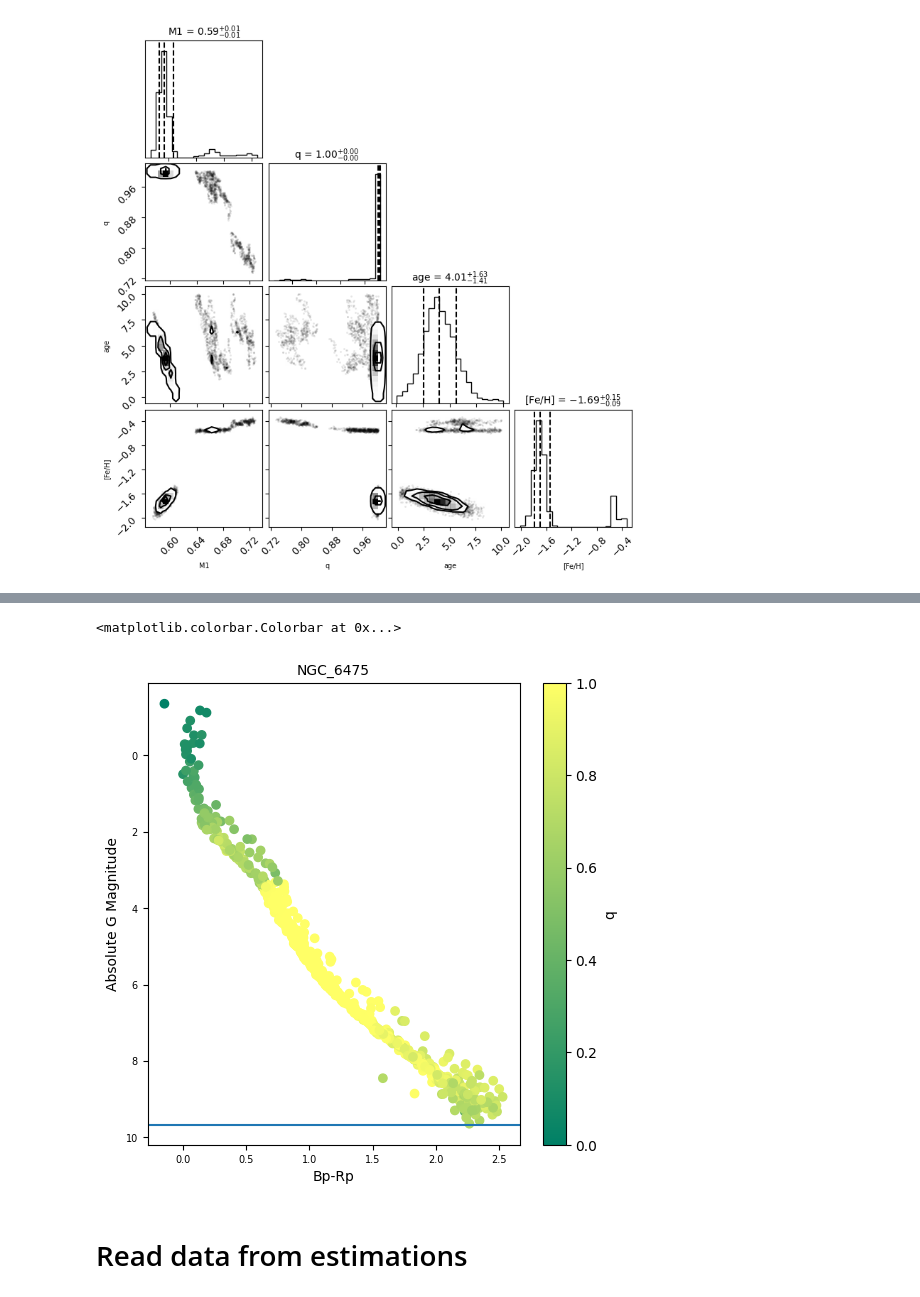
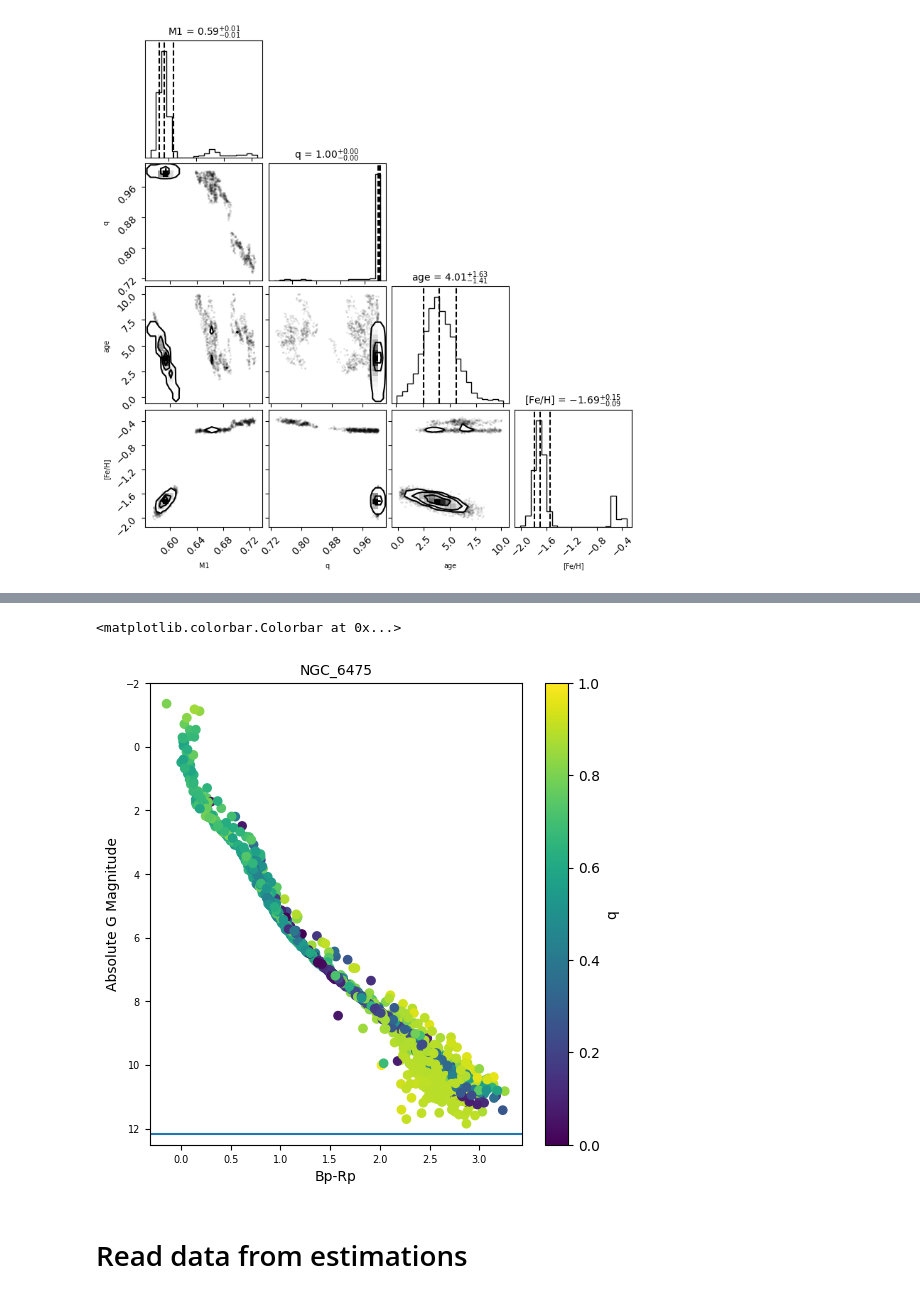
Before and after one commit to stevenalfonso/SBIforBinaryStars, a Jupyter notebook: sbi_for_binaries.ipynb, the cells around one changed output, grey strips where cells are left out. Cells and saved outputs as stored; diff of their text form; code cells hidden in the pictures.

```diff
--- a/sbi_for_binaries.ipynb
+++ b/sbi_for_binaries.ipynb
@@ -236,7 +228,7 @@ prior 1 selected
 # We do this ourselves (instead of using simulate_for_sbi) because if we don't then many will be NaNs
 # and we end up with fewer simulations than we want.
 
-posterior_path = "./data/train_posterior.pkl"
+posterior_path = "./data/train_posterior_uniform.pkl"
 
 def simulate_for_sbi_strict(simulator, proposal, num_simulations, max_trials=np.inf):
     num_trials, num_simulated, theta, x = (0, 0, [], [])
@@ -474,7 +466,7 @@ with open('./data/estimations.json', 'w') as f:
     json.dump(final_parameters, f, indent=4)
 # %%
 import json
-with open(f'./data/estimations_{cluster}.json') as f:
+with open(f'./data/estimations_{cluster}_uniform.json') as f:
     estimations = json.load(f)
 # %%
 bound_df_cluster['mass'] = np.nan
@@ -506,16 +498,16 @@ bound_df_cluster
 # %%
 fig, ax = plt.subplots(figsize=(6,6))
 ax.set_title(cluster, fontsize=10)
-ax.scatter(bound_df_cluster['bp_mag'] - bound_df_cluster['rp_mag'], bound_df_cluster['g_mag'], marker='o', c=bound_df_cluster['q'], cmap="summer")
+ax.scatter(bound_df_cluster['bp_mag'] - bound_df_cluster['rp_mag'], bound_df_cluster['g_mag'], marker='o', c=bound_df_cluster['q'])
 ax.axhline(max_g_mag_simulated)
 ax.invert_yaxis()
 ax.set_xlabel('Bp-Rp')
 ax.set_ylabel('Absolute G Magnitude')
 ax.tick_params(axis='both', which='major', labelsize=7)
-fig.colorbar(plt.cm.ScalarMappable(cmap="summer"), ax=ax, label="q")
+fig.colorbar(plt.cm.ScalarMappable(cmap="viridis"), ax=ax, label="q")
 # %% [output]
 <matplotlib.colorbar.Colorbar at 0x...>
-[figure, old version]
+[figure, new version]
 # %% [markdown]
 # Read data from estimations
 # %%
```
Also changed, not shown: parts of 11 cells of this notebook, 3 other files.
